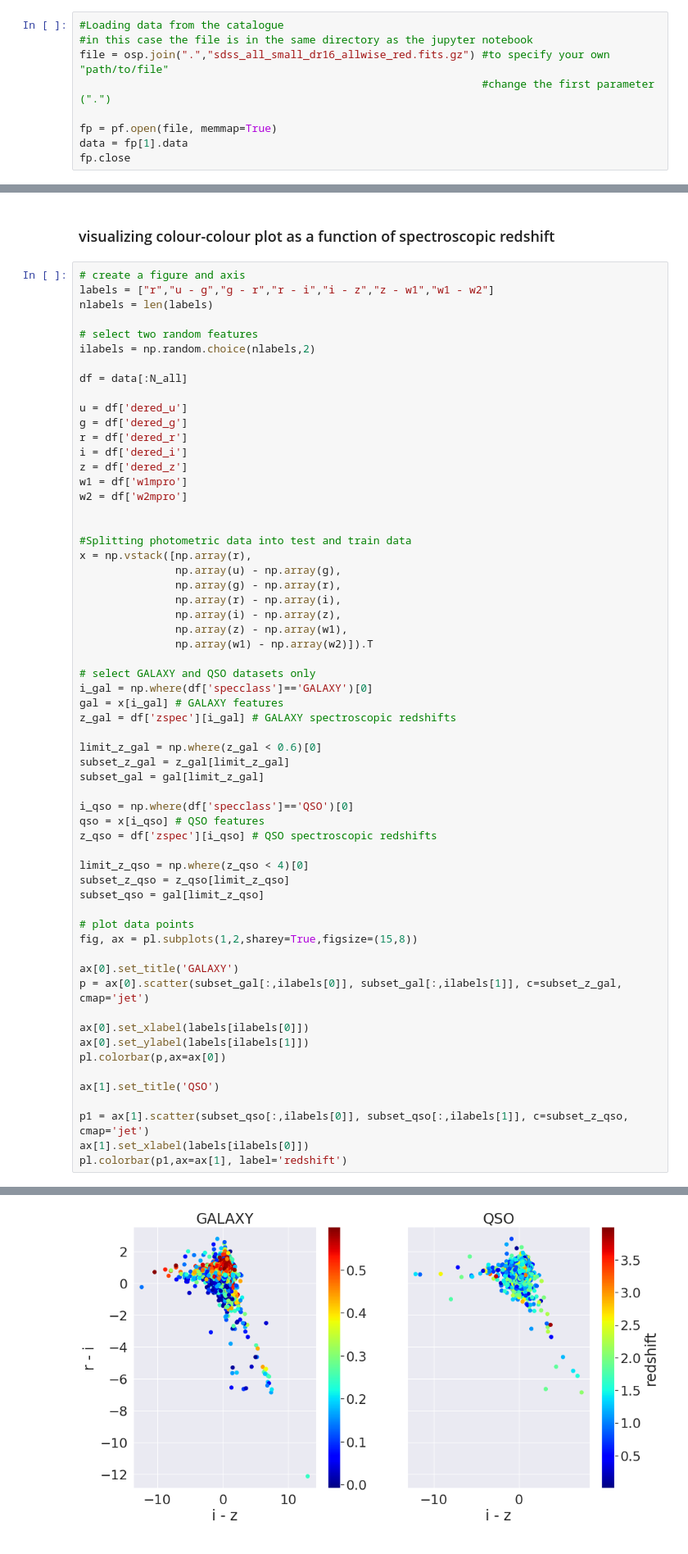
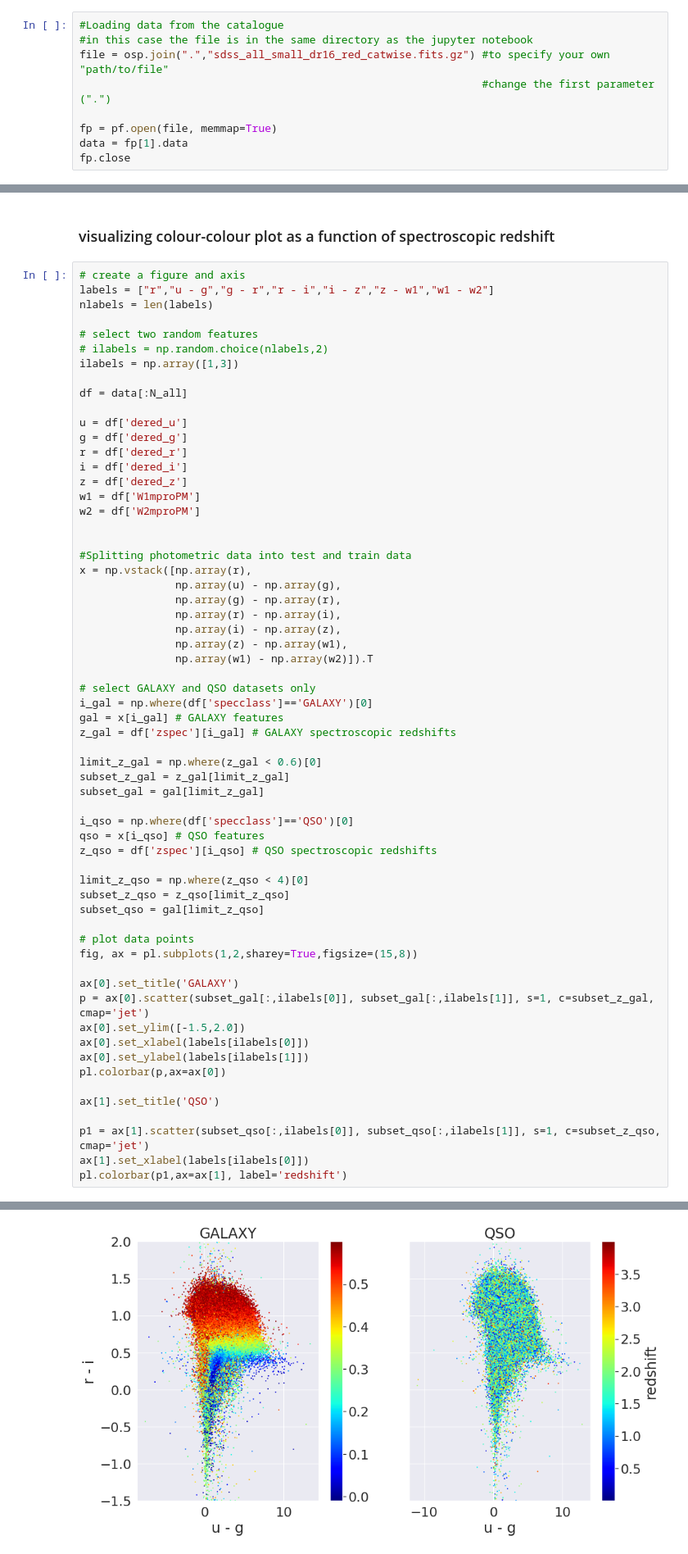
Before and after one commit to mofokeng-chaka/Classification-Photo-z_Regression_Demo, a Jupyter notebook: Multi-Wavelength_Classification_and_Regression.ipynb, the cells around one changed output, grey strips where cells are left out. Shown at 82% size. Drawn from its saved outputs; the diff is of its cells as text.

```diff
--- a/Multi-Wavelength_Classification_and_Regression.ipynb
+++ b/Multi-Wavelength_Classification_and_Regression.ipynb
@@ -592,7 +607,7 @@ def feature_importance(cl,importance,x_tr, x_t, y_tr, y_t,thresh=0.15):
 # %%
 #Loading data from the catalogue
 #in this case the file is in the same directory as the jupyter notebook
-file = osp.join(".","sdss_all_small_dr16_allwise_red.fits.gz") #to specify your own "path/to/file"
+file = osp.join(".","sdss_all_small_dr16_red_catwise.fits.gz") #to specify your own "path/to/file"
                                                                #change the first parameter (".")
 
 fp = pf.open(file, memmap=True)
@@ -938,7 +1061,8 @@ labels = ["r","u - g","g - r","r - i","i - z","z - w1","w1 - w2"]
 nlabels = len(labels)
 
 # select two random features
-ilabels = np.random.choice(nlabels,2)
+# ilabels = np.random.choice(nlabels,2)
+ilabels = np.array([1,3])
 
 df = data[:N_all]
 
@@ -947,8 +1071,8 @@ g = df['dered_g']
 r = df['dered_r']
 i = df['dered_i']
 z = df['dered_z']
-w1 = df['w1mpro']
-w2 = df['w2mpro']
+w1 = df['W1mproPM']
+w2 = df['W2mproPM']
 
 
 #Splitting photometric data into test and train data
@@ -964,37 +1088,37 @@ x = np.vstack([np.array(r),
 i_gal = np.where(df['specclass']=='GALAXY')[0]
 gal = x[i_gal] # GALAXY features
 z_gal = df['zspec'][i_gal] # GALAXY spectroscopic redshifts
 
 limit_z_gal = np.where(z_gal < 0.6)[0]
 subset_z_gal = z_gal[limit_z_gal]
 subset_gal = gal[limit_z_gal]
 
 i_qso = np.where(df['specclass']=='QSO')[0]
 qso = x[i_qso] # QSO features
 z_qso = df['zspec'][i_qso] # QSO spectroscopic redshifts
 
 limit_z_qso = np.where(z_qso < 4)[0]
 subset_z_qso = z_qso[limit_z_qso]
 subset_qso = gal[limit_z_qso]
 
 # plot data points
 fig, ax = pl.subplots(1,2,sharey=True,figsize=(15,8))
 
 ax[0].set_title('GALAXY')
-p = ax[0].scatter(subset_gal[:,ilabels[0]], subset_gal[:,ilabels[1]], c=subset_z_gal, cmap='jet')
-
+p = ax[0].scatter(subset_gal[:,ilabels[0]], subset_gal[:,ilabels[1]], s=1, c=subset_z_gal, cmap='jet')
+ax[0].set_ylim([-1.5,2.0])
 ax[0].set_xlabel(labels[ilabels[0]])
 ax[0].set_ylabel(labels[ilabels[1]])
 pl.colorbar(p,ax=ax[0])
 
 ax[1].set_title('QSO')
 
-p1 = ax[1].scatter(subset_qso[:,ilabels[0]], subset_qso[:,ilabels[1]], c=subset_z_qso, cmap='jet')
+p1 = ax[1].scatter(subset_qso[:,ilabels[0]], subset_qso[:,ilabels[1]], s=1, c=subset_z_qso, cmap='jet')
 ax[1].set_xlabel(labels[ilabels[0]])
 pl.colorbar(p1,ax=ax[1], label='redshift')
 # %% [output]
 <matplotlib.colorbar.Colorbar at 0x...>
-[figure, old version]
+[figure, new version]
 # %% [markdown]
 ### preprocessing the data for photo-z regression
 # %%
```
Also changed, not shown: parts of 54 cells of this notebook.
